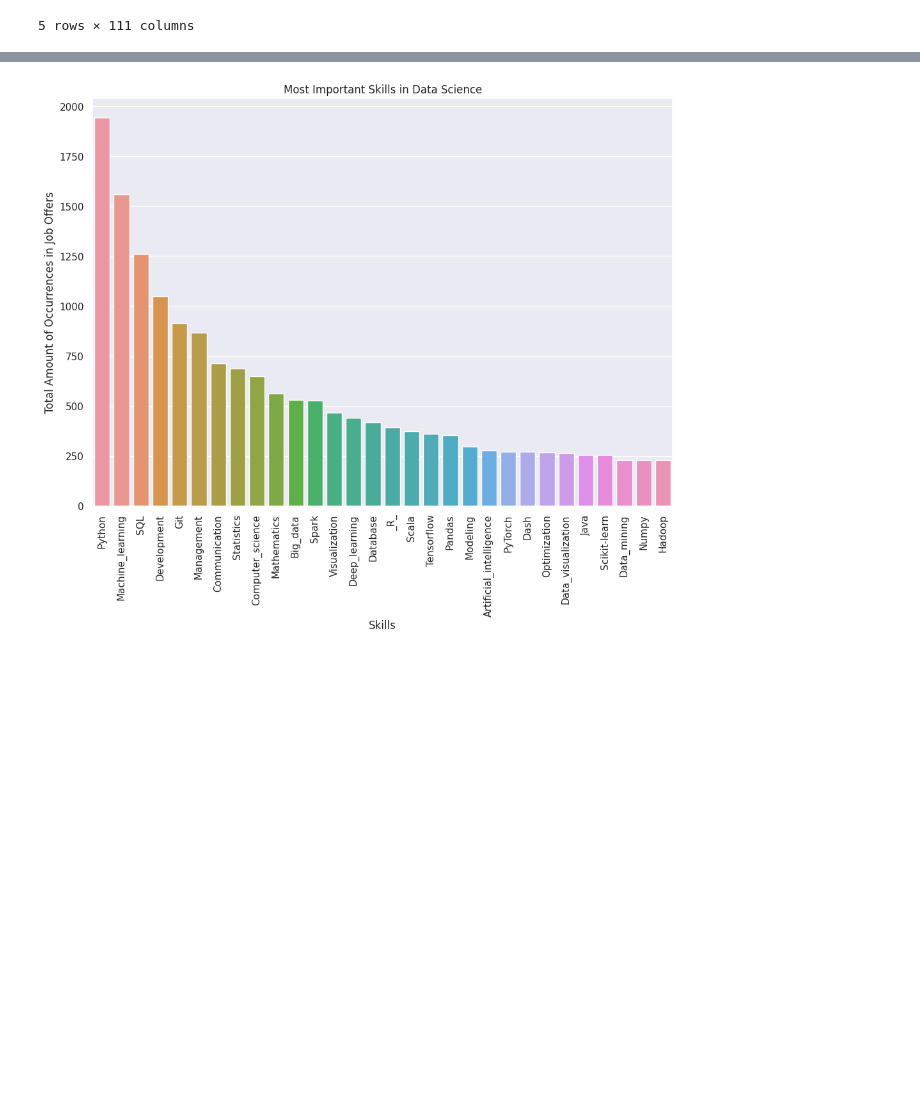
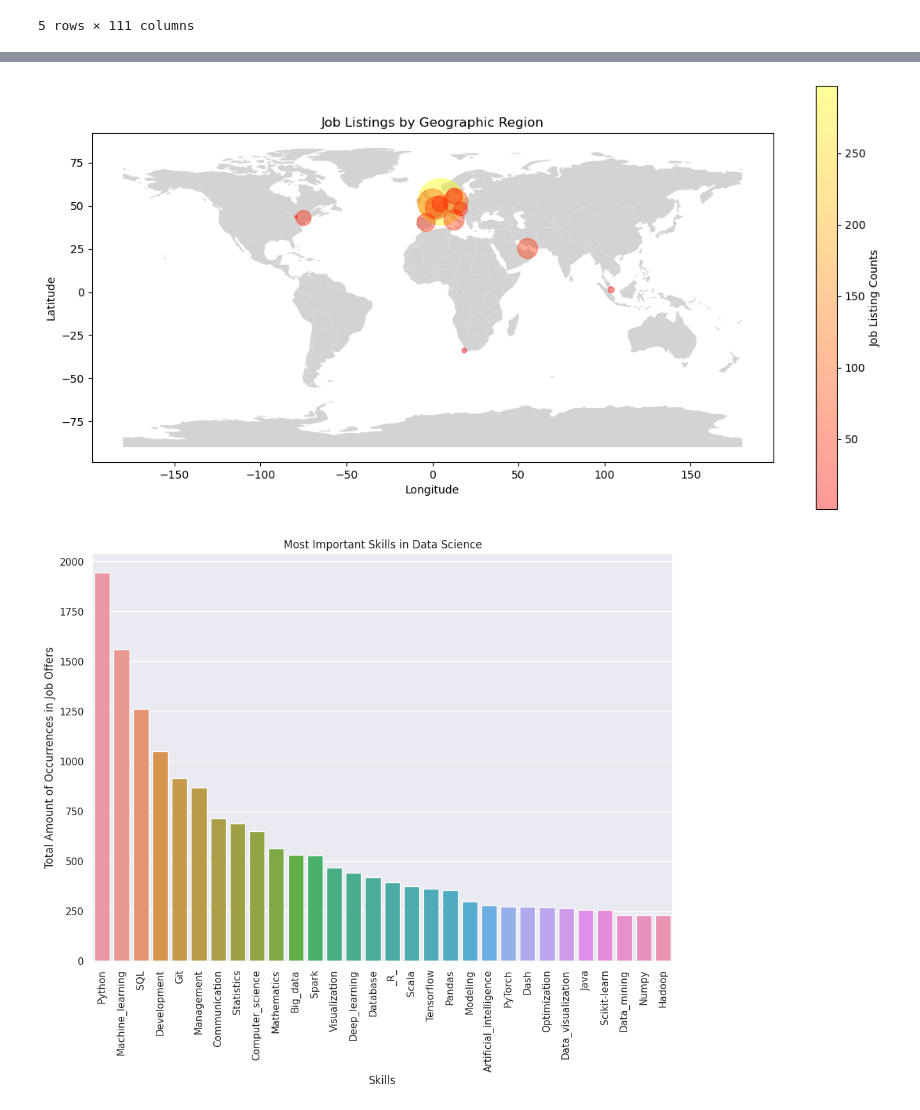
Before and after one commit to trav-d13/Data-Science-Job-Market-Analysis, a Jupyter notebook: Analysis.ipynb, the cells around one changed output, grey strips where cells are left out. Cells and saved outputs as stored; diff of their text form; code cells hidden in the pictures; blank space fills up the shorter version.

Commit message:
Worldmap into Analysis (main file). Renaming

```diff
--- a/main.ipynb
+++ b/Analysis.ipynb
@@ -237,3 +344,25 @@ df.head()
+# %%
+## Inspiration: https://towardsdatascience.com/easiest-way-to-plot-on-a-world-map-with-pandas-and-geopandas-325f6024949f ##
+
+worldmap = gpd.read_file(gpd.datasets.get_path("naturalearth_lowres"))
+
+fix, ax = plt.subplots(figsize=(14, 7))
+worldmap.plot(color="lightgrey", ax=ax)
+
+lat = country_count['latitude']
+long = country_count['longitude']
+listing_count = country_count['listing_count']
+
+plt.scatter(x=long, y=lat, s=listing_count * 6, c=listing_count, alpha=0.4, cmap='autumn')
+plt.colorbar(label='Job Listing Counts')
+
+plt.title('Job Listings by Geographic Region')
+plt.xlabel('Longitude')
+plt.ylabel('Latitude')
+
+plt.show()
+# %% [output]
+[figure, added]
 # %%
 # Create bar-chart for top n skills
 
```
Also changed, not shown: parts of 3 cells of this notebook.
